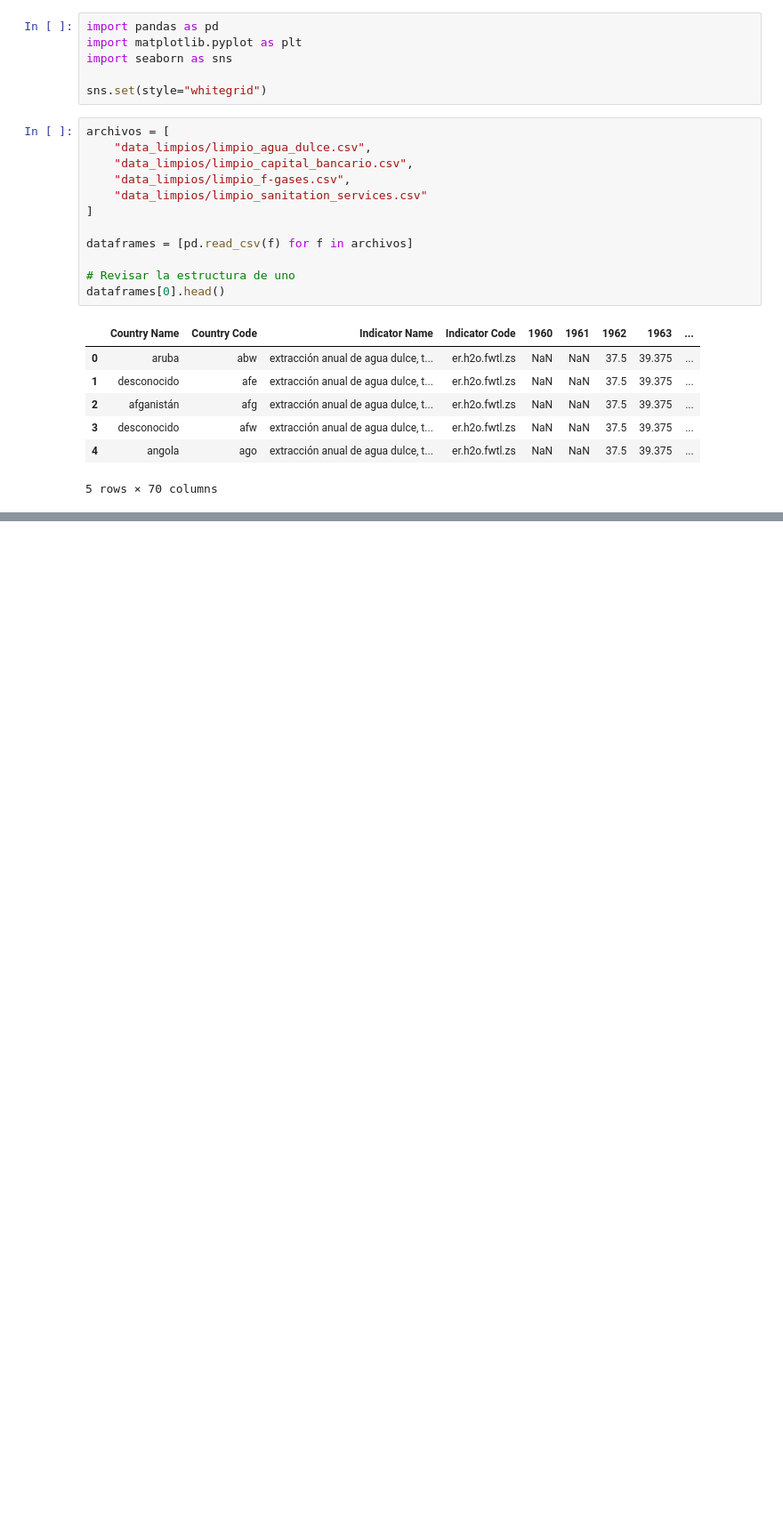
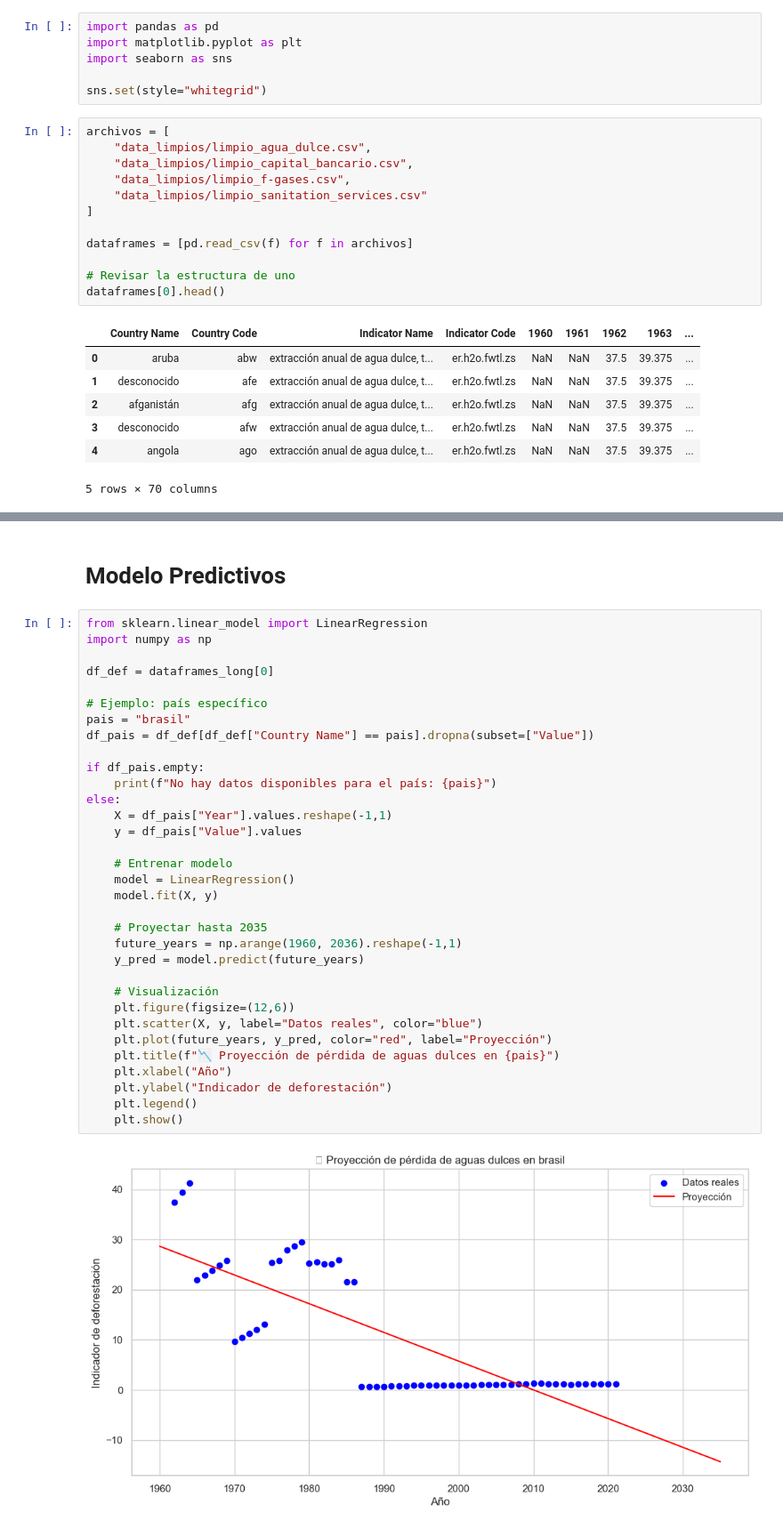
Before and after one commit to Diazgerard/Proyecto_Sotenibilidad, a Jupyter notebook: Proyecto1.ipynb, the cells around one changed output, grey strips where cells are left out. Shown at 89% size. Drawn from its saved outputs; the diff is of its cells as text; blank space fills up the shorter version.

```diff
--- a/Proyecto1.ipynb
+++ b/Proyecto1.ipynb
@@ -140,0 +170,37 @@ plt.show()
+# %% [markdown]
+# Modelo Predictivos
+# %%
+from sklearn.linear_model import LinearRegression
+import numpy as np
+
+df_def = dataframes_long[0]
+
+# Ejemplo: país específico
+pais = "brasil"
+df_pais = df_def[df_def["Country Name"] == pais].dropna(subset=["Value"])
+
+if df_pais.empty:
+	print(f"No hay datos disponibles para el país: {pais}")
+else:
+	X = df_pais["Year"].values.reshape(-1,1)
+	y = df_pais["Value"].values
+
+	# Entrenar modelo
+	model = LinearRegression()
+	model.fit(X, y)
+
+	# Proyectar hasta 2035
+	future_years = np.arange(1960, 2036).reshape(-1,1)
+	y_pred = model.predict(future_years)
+
+	# Visualización
+	plt.figure(figsize=(12,6))
+	plt.scatter(X, y, label="Datos reales", color="blue")
+	plt.plot(future_years, y_pred, color="red", label="Proyección")
+	plt.title(f"📉 Proyección de pérdida de aguas dulces en {pais}")
+	plt.xlabel("Año")
+	plt.ylabel("Indicador de deforestación")
+	plt.legend()
+	plt.show()
+# %% [output]
+[figure, added]
```
Also changed, not shown: parts of 5 cells of this notebook, 1 other file.
